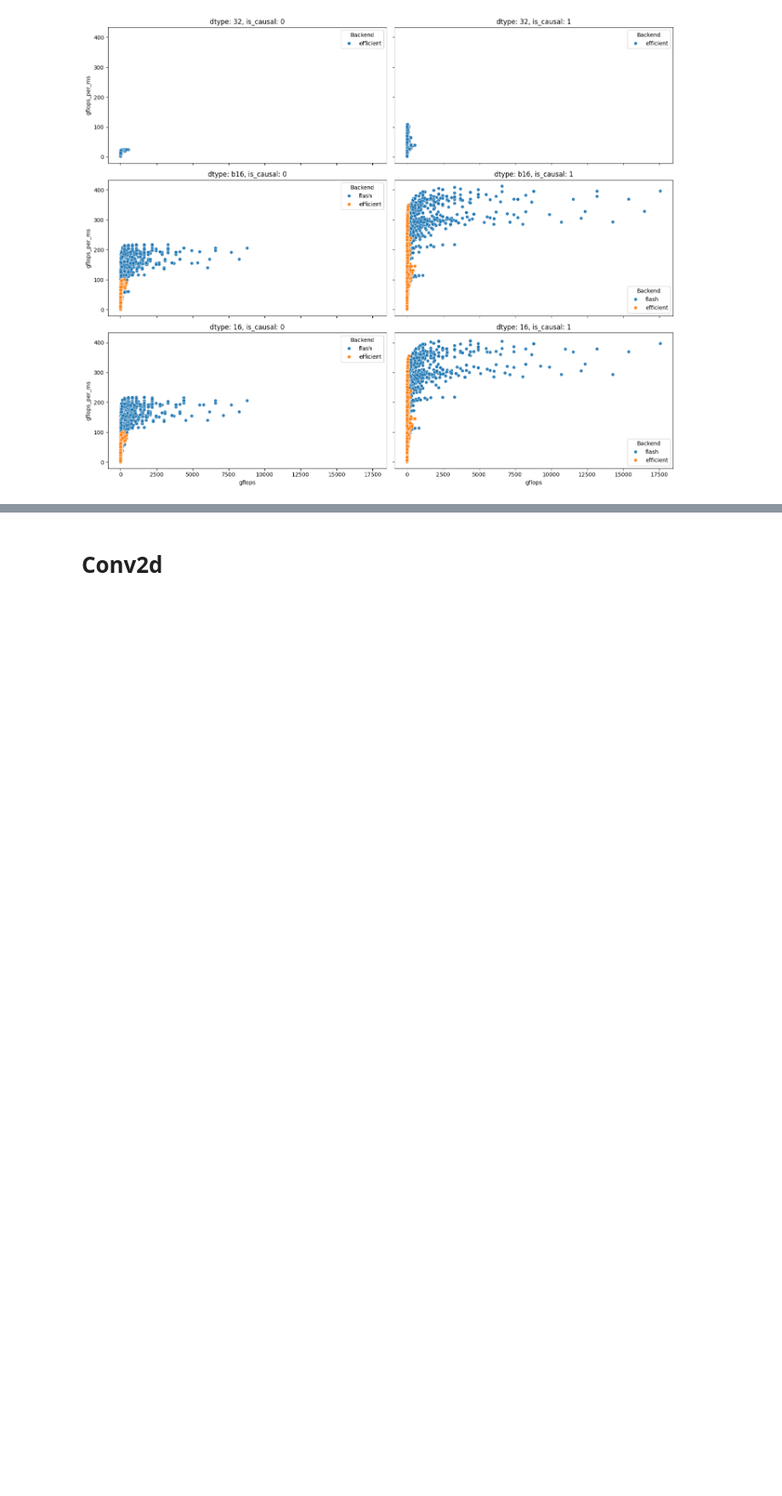
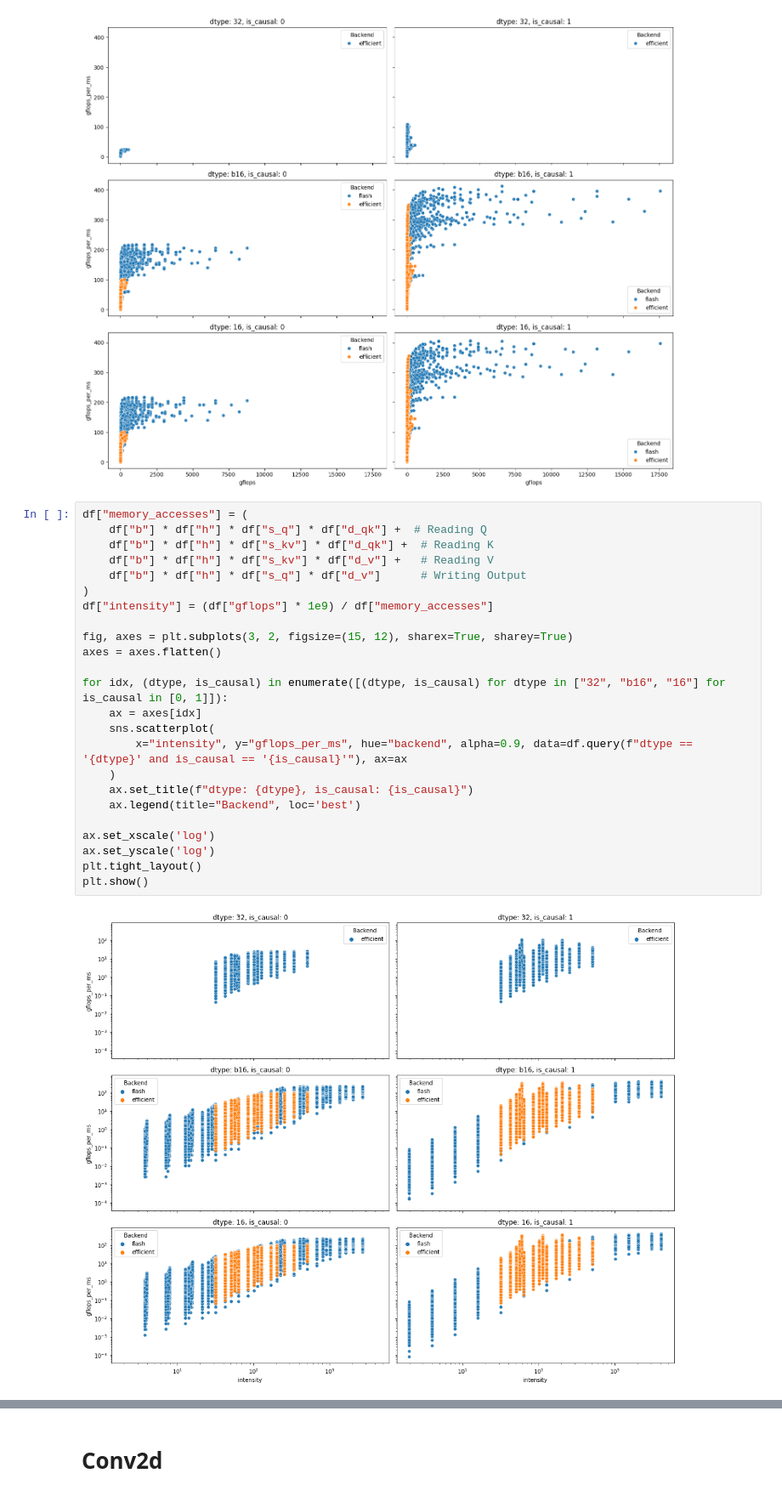
Before and after one commit to azhao20/gpu_profiling, a Jupyter notebook: jupyter/eda/gflops.ipynb, the cells around one changed output, grey strips where cells are left out. Shown at 85% size. Drawn from its saved outputs; the diff is of its cells as text; blank space fills up the shorter version.

Commit message:
[bandwidth]: computed intensity for all operators

```diff
--- a/jupyter/eda/gflops.ipynb
+++ b/jupyter/eda/gflops.ipynb
@@ -117,3 +121,29 @@ plt.tight_layout()
 plt.show()
 # %% [output]
 [figure]
+# %%
+df["memory_accesses"] = (
+    df["b"] * df["h"] * df["s_q"] * df["d_qk"] +  # Reading Q
+    df["b"] * df["h"] * df["s_kv"] * df["d_qk"] +  # Reading K
+    df["b"] * df["h"] * df["s_kv"] * df["d_v"] +   # Reading V
+    df["b"] * df["h"] * df["s_q"] * df["d_v"]      # Writing Output
+)
+df["intensity"] = (df["gflops"] * 1e9) / df["memory_accesses"]
+
+fig, axes = plt.subplots(3, 2, figsize=(15, 12), sharex=True, sharey=True)
+axes = axes.flatten()
+
+for idx, (dtype, is_causal) in enumerate([(dtype, is_causal) for dtype in ["32", "b16", "16"] for is_causal in [0, 1]]):
+    ax = axes[idx]
+    sns.scatterplot(
+        x="intensity", y="gflops_per_ms", hue="backend", alpha=0.9, data=df.query(f"dtype == '{dtype}' and is_causal == '{is_causal}'"), ax=ax
+    )
+    ax.set_title(f"dtype: {dtype}, is_causal: {is_causal}")
+    ax.legend(title="Backend", loc='best')
+
+ax.set_xscale('log')
+ax.set_yscale('log')
+plt.tight_layout()
+plt.show()
+# %% [output]
+[figure, added]
```
Also changed, not shown: parts of 15 cells of this notebook.
